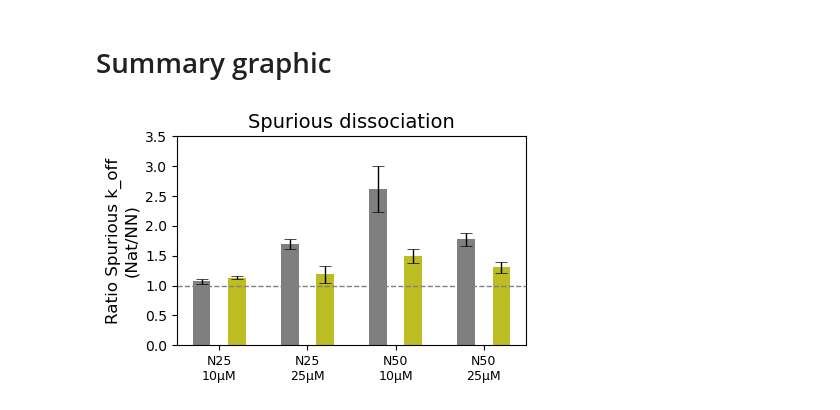
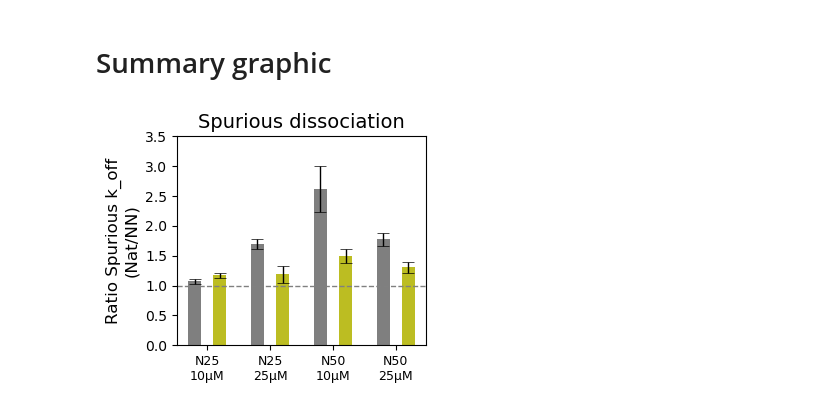
Before and after one commit to thachuk-lab/NN-DSD-Results-Analysis, a Jupyter notebook: MultiParameterModeling.ipynb, the cells around one changed output. Saved outputs shown, nothing was run; the diff lists cells and outputs as text; code cells hidden in the pictures.

Commit message:
Updated plots for multi-paramater model

```diff
--- a/MultiParameterModeling.ipynb
+++ b/MultiParameterModeling.ipynb
@@ -1683,7 +1686,7 @@ fixed_params_list = [
 ]
 
 
-initial_k = [31, 31, 1, 1]
+initial_k = [41, 31, 1, 1]
 
 x_list  = [x_trunc]
 
@@ -1983,7 +1986,7 @@ x_group = np.arange(n_groups) + x_group_start  # center position for each group
 x_offsets = np.linspace(-bar_width, bar_width, n_conditions)  # offset for each bar in a group
 
 # Plot
-fig, ax = plt.subplots(figsize=(4.5, 3))
+fig, ax = plt.subplots(figsize=(3.5, 3))
 error_params = dict(ecolor='black', lw=1, capsize=4, capthick= 0.5)
 
 
@@ -2009,42 +2012,88 @@ plt.tight_layout()
 plt.show()
 
 
 #condunct two tailed t-test by handto see if the means are significantly different between conditions and between groups
 from scipy.stats import ttest_ind_from_stats
-
+from scipy import stats
 for i in range(n_groups):
     stat, p_value = ttest_ind_from_stats(
         mean1=fold[0][i],
         std1=e_fold[0][i],
         nobs1=3,
         mean2=fold[1][i],
         std2=e_fold[1][i],
         nobs2=3,
         equal_var=False
     )
 
 
 # apply bonferroni correction for total number of tests (4 between groups)
     p_value *= n_groups
     print(f"Condition {group_labels[i]}: p-value = {p_value:.4f}")
 
 print("\n")
+
+
+def ttest_one_sample(mean, std, n, popmean):
+    # Sample statistics
+    sample_mean = mean
+    sample_std = std
+    sample_size = n
+
+    # Hypothesized population mean (null hypothesis)
+    pop_mean_null = popmean
+
+    # Calculate the t-statistic
+    # Formula: t = (sample_mean - pop_mean_null) / (sample_std / sqrt(sample_size))
+    t_statistic = (sample_mean - pop_mean_null) / (sample_std / np.sqrt(sample_size))
+
+    # Calculate degrees of freedom
+    degrees_of_freedom = sample_size - 1
+
+    # Calculate the two-tailed p-value
+    # For a two-tailed test, we multiply the one-tailed p-value by 2
+    p_value = 2 * (1 - stats.t.cdf(abs(t_statistic), degrees_of_freedom))
+    return t_statistic, p_value
+
 # Single sample t-test with bonferoni correction to see if the means are signlificantly different from 1 (no difference between nat and nn) for each bar
 for i in range(n_conditions):
     for j in range(n_groups):
-        stat, p_value = ttest_ind_from_stats(
-            mean1=fold[i][j],
-            std1=e_fold[i][j],
-            nobs1=3,
-            mean2=1,
-            std2=0,
-            nobs2=4,
-            equal_var=False
+        stat, p_value = ttest_one_sample(
+            mean=fold[i][j],
+            std=e_fold[i][j],
+            n=3,
+            popmean=1
         )
-
         # apply Holm-bonferroni correction
         p_value *= n_conditions * n_groups
         print(f"{conditions[i]},{group_labels[j].replace("\n", "_")}:\n\tp-value = {p_value:.4f}")
+
+
+# Omnibus 1-sample t-test to see if there is a significant difference between one-step (gray bars)
+# and ratio of 1 overall
+all_folds = fold[:][0]
+all_stds = e_fold[:][0]
+all_n = len(all_folds)
+stat, p_value = ttest_one_sample(
+    mean=np.mean(all_folds),
+    std= np.std(all_stds)/np.sqrt(len(all_stds)),
+    n=all_n,
+    popmean=1
+)
+print(f"\nOmnibus test across  one-step_cases:\n\tp-value = {p_value}")
+
+# Omnibus 1-sample t-test to see if there is a significant difference between cascade (yellow bars)
+# and ratio of 1 overall
+all_folds = fold[:][1]
+all_stds = e_fold[:][1]
+all_n = len(all_folds)
+stat, p_value = ttest_one_sample(
+    mean=np.mean(all_folds),
+    std= np.std(all_stds)/np.sqrt(len(all_stds)),
+    n=all_n,
+    popmean=1
+)
+print(f"\nOmnibus test across cascades:\n\tp-value = {p_value}")
 # %% [output]
-[figure, old version]
+[figure, new version]
 Condition N25
```
Also changed, not shown: parts of 5 cells of this notebook, 3 other files.
